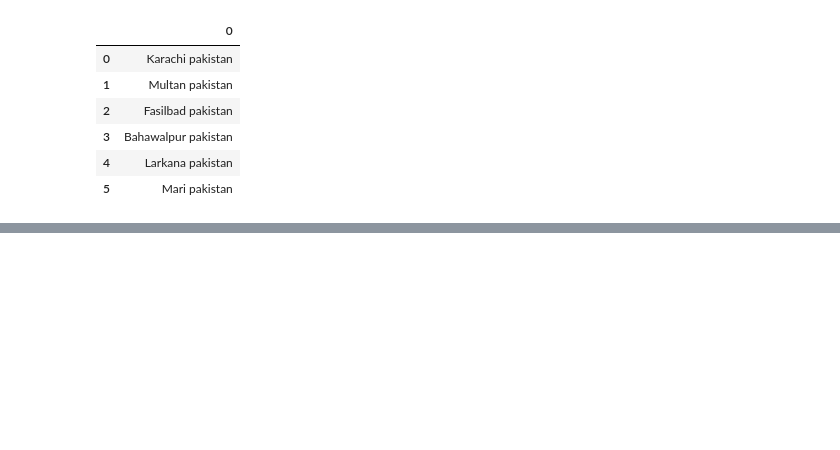
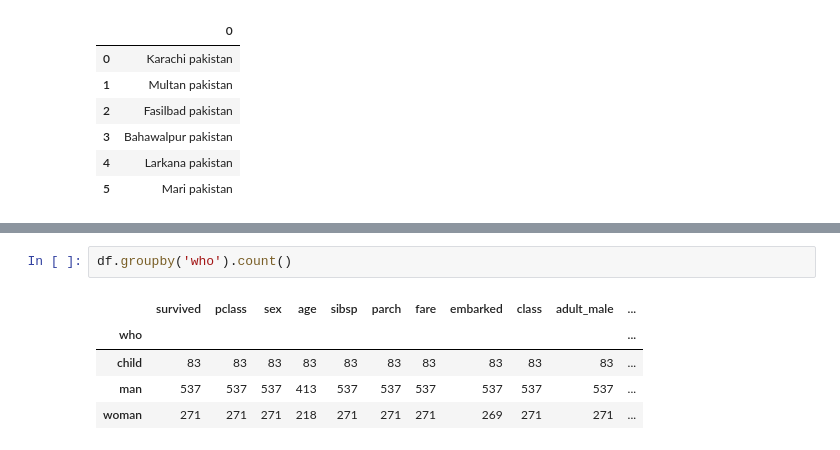
Before and after one commit to Danish12365/AI-and-Data-Science-6-Months, a Jupyter notebook: day_8/Pandas_tips_and_tricks_1.ipynb, the cells around one changed output, grey strips where cells are left out. Drawn from its saved outputs; the diff is of its cells as text; blank space fills up the shorter version.

```diff
--- a/day_8/Pandas_tips_and_tricks_1.ipynb
+++ b/day_8/Pandas_tips_and_tricks_1.ipynb
@@ -702,0 +779,8 @@ ValueError: Columns must be same length as key
+# %%
+df.groupby('who').count()
+# %% [output]
+|  | survived | pclass | sex | age | sibsp | parch | fare | embarked | class | adult_male | ... |
+| who |  |  |  |  |  |  |  |  |  |  | ... |
+| child | 83 | 83 | 83 | 83 | 83 | 83 | 83 | 83 | 83 | 83 | ... |
+| man | 537 | 537 | 537 | 413 | 537 | 537 | 537 | 537 | 537 | 537 | ... |
+| woman | 271 | 271 | 271 | 218 | 271 | 271 | 271 | 269 | 271 | 271 | ... |
```
Also changed, not shown: parts of 43 cells of this notebook, 10 other files.
